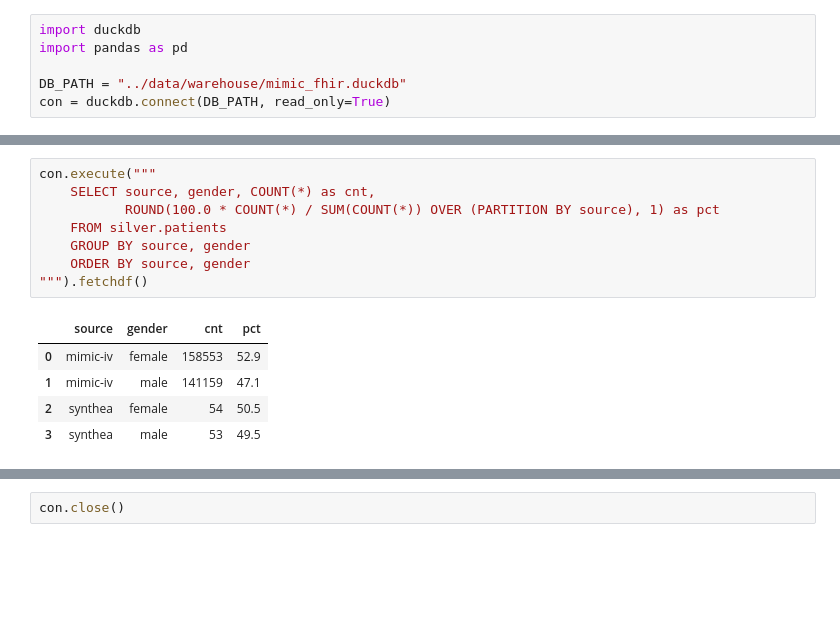
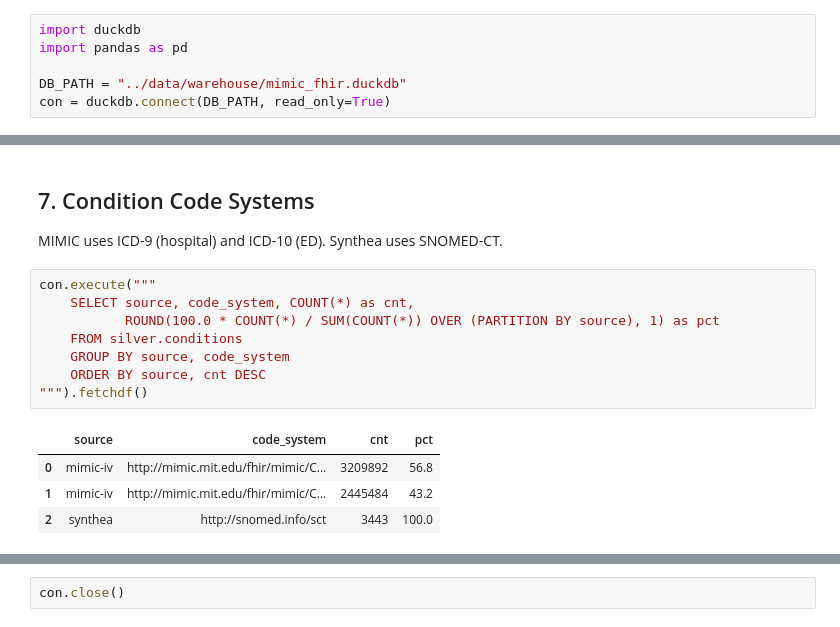
Before and after one commit to kasra321/MIMIC-FHIR, a Jupyter notebook: notebooks/healthcare_utilization_demo.ipynb, the cells around one changed output, grey strips where cells are left out. Drawn from its saved outputs; the diff is of its cells as text; blank space fills up the shorter version.

```diff
--- a/notebooks/healthcare_utilization_demo.ipynb
+++ b/notebooks/healthcare_utilization_demo.ipynb
@@ -54,14 +214,17 @@ con.execute("""
+# %% [markdown]
+## 7. Condition Code Systems
+
+MIMIC uses ICD-9 (hospital) and ICD-10 (ED). Synthea uses SNOMED-CT.
 # %%
 con.execute("""
-    SELECT source, gender, COUNT(*) as cnt,
+    SELECT source, code_system, COUNT(*) as cnt,
            ROUND(100.0 * COUNT(*) / SUM(COUNT(*)) OVER (PARTITION BY source), 1) as pct
-    FROM silver.patients
-    GROUP BY source, gender
-    ORDER BY source, gender
+    FROM silver.conditions
+    GROUP BY source, code_system
+    ORDER BY source, cnt DESC
 """).fetchdf()
 # %% [output]
-|  | source | gender | cnt | pct |
-| 0 | mimic-iv | female | 158553 | 52.9 |
-| 1 | mimic-iv | male | 141159 | 47.1 |
-| 2 | synthea | female | 54 | 50.5 |
-| 3 | synthea | male | 53 | 49.5 |
+|  | source | code_system | cnt | pct |
+| 0 | mimic-iv | http://mimic.mit.edu/fhir/mimic/C... | 3209892 | 56.8 |
+| 1 | mimic-iv | http://mimic.mit.edu/fhir/mimic/C... | 2445484 | 43.2 |
+| 2 | synthea | http://snomed.info/sct | 3443 | 100.0 |
```
Also changed, not shown: parts of 31 cells of this notebook, 21 other files.
